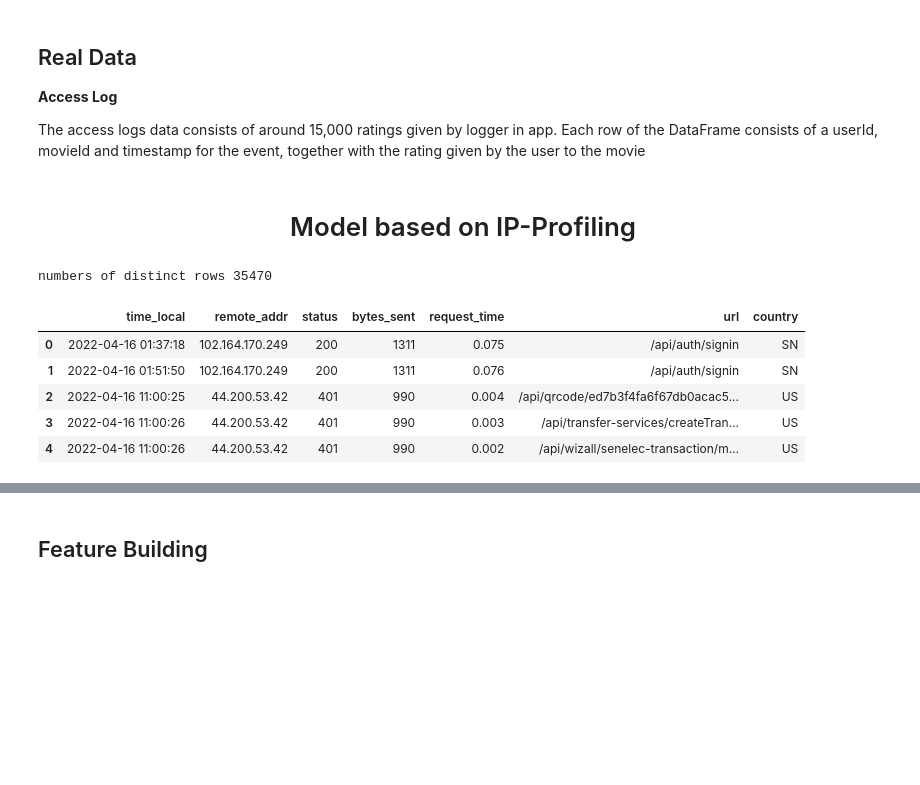
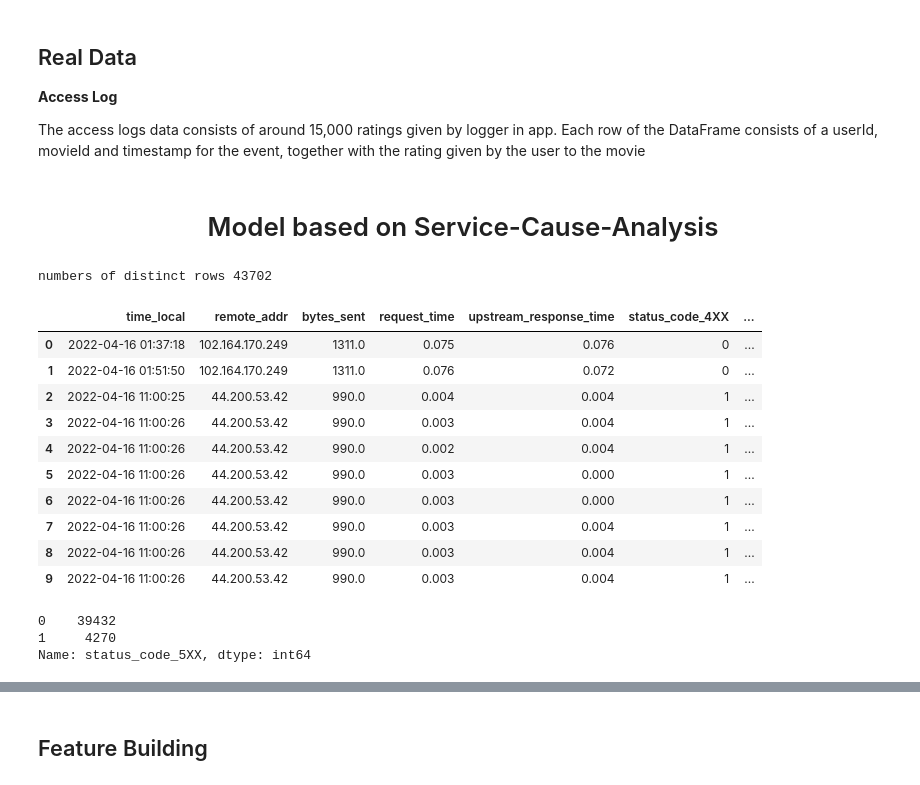
Before and after one commit to mblaster00/Data-Pipeline-For-Anomalies-Detection, a Jupyter notebook: Model_Anomalies_Detection_Based_On_Nginx_AccessLog.ipynb, the cells around one changed output, grey strips where cells are left out. Drawn from its saved outputs; the diff is of its cells as text; code cells hidden in the pictures; blank space fills up the shorter version.

Commit message:
model update

```diff
--- a/Model_Anomalies_Detection_Based_On_Nginx_AccessLog.ipynb
+++ b/Model_Anomalies_Detection_Based_On_Nginx_AccessLog.ipynb
@@ -83,8 +84,11 @@ def load_data():
                 if match != None:
                     item = match.groupdict()
                     item['status'] = int(item['status'])
-                    item['bytes_sent'] = int(item['bytes_sent'])
+                    item['status_code_4XX'] = 1 if ((item['status'] // 100) == 4) else 0
+                    item['status_code_5XX'] = 1 if ((item['status'] // 100) == 5) else 0
+                    item['bytes_sent'] = float(item['bytes_sent'])
                     item['request_time'] = float(item['request_time'].format(5))
+                    item['upstream_response_time'] = pd.to_numeric(item['upstream_response_time'].replace('-',''), errors='coerce')
                     match = re.match('^(\w+)\s+(.*?)\s+(.*?)$', item['request'])
                     if match:
                         item['method'], item['url'], item['version'] = match.groups()
@@ -98,17 +102,15 @@ def load_data():
                     item['os_family'] = parsed_string['os']['family'] if parsed_string['os']['family'] else 'N/a'
                     del item['request_length']
                     del item['request']
+                    del item['status']
                     del item['request_method']
                     del item['body_bytes_sent']
-                    del item['http_referer']
                     del item['http_user_agent']
                     del item['upstream_addr']
                     del item['upstream_status']
-                    del item['upstream_response_time']
+                    del item['http_referer']
                     del item['upstream_connect_time']
                     del item['upstream_header_time']
-                    del item['browser_family']
-                    del item['os_family']
                     yield item
 # %%
 items = list(load_data())
@@ -268,4 +274,4 @@ user_data_df.write.format("es") \
 
 The access logs data consists of around 15,000 ratings given by logger in app. Each row of the DataFrame consists of a userId, movieId and timestamp for the event, together with the rating given by the user to the movie
 # %% [markdown]
-<h1 style="text-align:center;">Model based on IP-Profiling</h1>
+<h1 style="text-align:center;">Model based on Service-Cause-Analysis</h1>
@@ -272,14 +286,24 @@ The access logs data consists of around 15,000 ratings given by logger in app. E
 # %%
-import pandas as pd
 df = pd.DataFrame(items)
 df = df.drop_duplicates()
 print('numbers of distinct rows', len(df))
-df.head()
+df.head(10)
 # %% [output]
-numbers of distinct rows 35470
+numbers of distinct rows 43702
-|  | time_local | remote_addr | status | bytes_sent | request_time | url | country |
-| 0 | 2022-04-16 01:37:18 | 102.164.170.249 | 200 | 1311 | 0.075 | /api/auth/signin | SN |
-| 1 | 2022-04-16 01:51:50 | 102.164.170.249 | 200 | 1311 | 0.076 | /api/auth/signin | SN |
-| 2 | 2022-04-16 11:00:25 | 44.200.53.42 | 401 | 990 | 0.004 | /api/qrcode/ed7b3f4fa6f67db0acac5... | US |
-| 3 | 2022-04-16 11:00:26 | 44.200.53.42 | 401 | 990 | 0.003 | /api/transfer-services/createTran... | US |
-| 4 | 2022-04-16 11:00:26 | 44.200.53.42 | 401 | 990 | 0.002 | /api/wizall/senelec-transaction/m... | US |
+|  | time_local | remote_addr | bytes_sent | request_time | upstream_response_time | status_code_4XX | ... |
+| 0 | 2022-04-16 01:37:18 | 102.164.170.249 | 1311.0 | 0.075 | 0.076 | 0 | ... |
+| 1 | 2022-04-16 01:51:50 | 102.164.170.249 | 1311.0 | 0.076 | 0.072 | 0 | ... |
+| 2 | 2022-04-16 11:00:25 | 44.200.53.42 | 990.0 | 0.004 | 0.004 | 1 | ... |
+| 3 | 2022-04-16 11:00:26 | 44.200.53.42 | 990.0 | 0.003 | 0.004 | 1 | ... |
+| 4 | 2022-04-16 11:00:26 | 44.200.53.42 | 990.0 | 0.002 | 0.004 | 1 | ... |
+| 5 | 2022-04-16 11:00:26 | 44.200.53.42 | 990.0 | 0.003 | 0.000 | 1 | ... |
+| 6 | 2022-04-16 11:00:26 | 44.200.53.42 | 990.0 | 0.003 | 0.000 | 1 | ... |
+| 7 | 2022-04-16 11:00:26 | 44.200.53.42 | 990.0 | 0.003 | 0.004 | 1 | ... |
+| 8 | 2022-04-16 11:00:26 | 44.200.53.42 | 990.0 | 0.003 | 0.004 | 1 | ... |
+| 9 | 2022-04-16 11:00:26 | 44.200.53.42 | 990.0 | 0.003 | 0.004 | 1 | ... |
+# %%
+df['status_code_5XX'].value_counts()
+# %% [output]
+0    39432
+1     4270
+Name: status_code_5XX, dtype: int64
```
Also changed, not shown: parts of 110 cells of this notebook, 3 other files.
